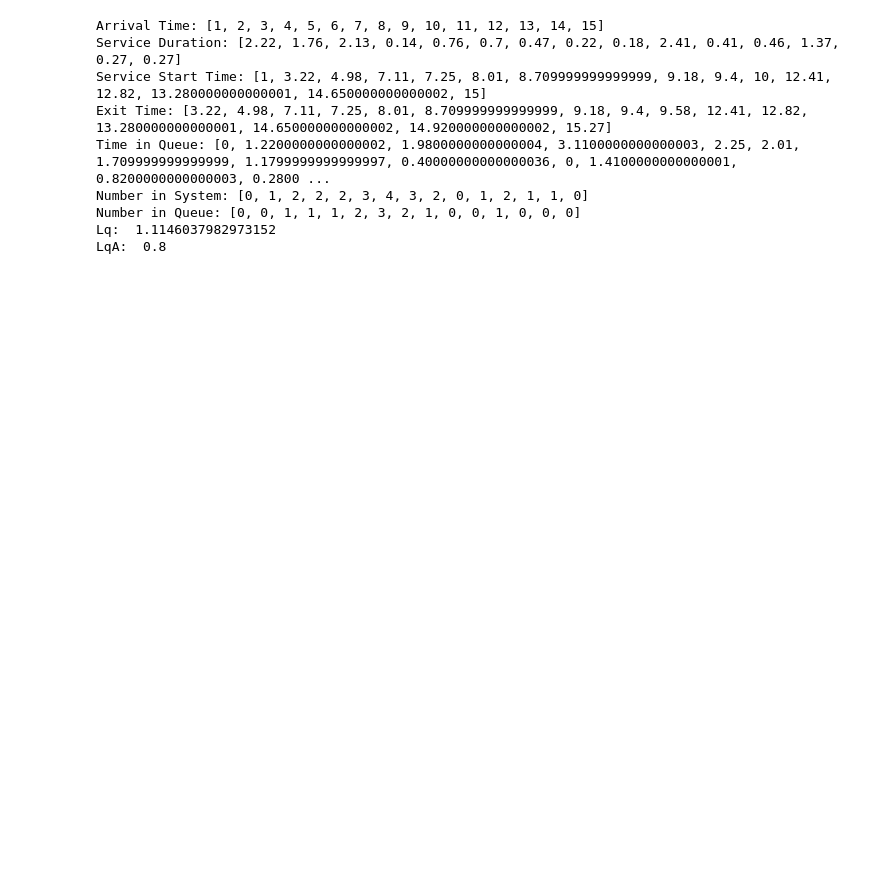
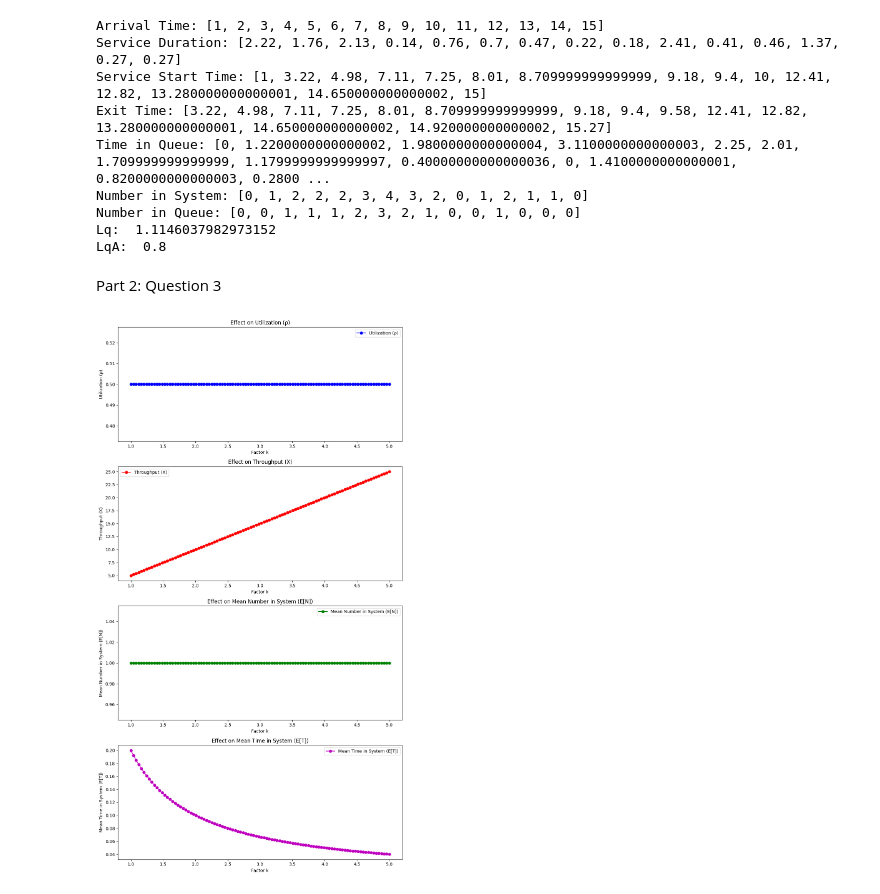
Before and after one commit to TaterTotMan64/CST-305, a Jupyter notebook: Project 7/Project 7 – Code Errors and the Butterfly Effect.ipynb, the cells around one changed output. Saved outputs shown, nothing was run; the diff lists cells and outputs as text; code cells hidden in the pictures; blank space fills up the shorter version.

```diff
--- a/Project 7/Project 7 – Code Errors and the Butterfly Effect.ipynb
+++ b/Project 7/Project 7 – Code Errors and the Butterfly Effect.ipynb
@@ -74,3 +79,62 @@ Number in System: [0, 1, 2, 2, 2, 3, 4, 3, 2, 0, 1, 2, 1, 1, 0]
 Number in Queue: [0, 0, 1, 1, 1, 2, 3, 2, 1, 0, 0, 1, 0, 0, 0]
 Lq:  1.1146037982973152
 LqA:  0.8
+# %% [markdown]
+Part 2: Question 3
+# %%
+import numpy as np
+import matplotlib.pyplot as plt
+
+# Define the initial lambda and mu
+lambda_initial = 5
+mu_initial = 10
+
+# Define the factor k
+k_values = np.linspace(1, 5, 100)
+
+# Compute the affected parameters for each k
+rho_initial = lambda_initial / mu_initial
+X_initial = lambda_initial
+E_N_initial = rho_initial / (1 - rho_initial)
+E_T_initial = 1 / (mu_initial - lambda_initial)
+
+rho_new = rho_initial  # Utilization remains the same
+X_new = k_values * X_initial  # Throughput increases by factor k
+E_N_new = E_N_initial  # Mean number in system remains the same
+E_T_new = E_T_initial / k_values  # Mean time in system decreases by factor k
+
+# Plotting the results
+fig, axs = plt.subplots(4, 1, figsize=(10, 18))
+
+# (a) Utilization
+axs[0].plot(k_values, [rho_initial]*len(k_values), 'bo-', label='Utilization (\u03C1)')
+axs[0].set_title('Effect on Utilization (\u03C1)')
+axs[0].set_xlabel('Factor k')
+axs[0].set_ylabel('Utilization (\u03C1)')
+axs[0].legend()
+
+# (b) Throughput
+axs[1].plot(k_values, X_new, 'ro-', label='Throughput (X)')
+axs[1].set_title('Effect on Throughput (X)')
+axs[1].set_xlabel('Factor k')
+axs[1].set_ylabel('Throughput (X)')
+axs[1].legend()
+
+# (c) Mean Number in the System
+axs[2].plot(k_values, [E_N_initial]*len(k_values), 'go-', label='Mean Number in System (E[N])')
+axs[2].set_title('Effect on Mean Number in System (E[N])')
+axs[2].set_xlabel('Factor k')
+axs[2].set_ylabel('Mean Number in System (E[N])')
+axs[2].legend()
+
+# (d) Mean Time in the System
+axs[3].plot(k_values, E_T_new, 'mo-', label='Mean Time in System (E[T])')
+axs[3].set_title('Effect on Mean Time in System (E[T])')
+axs[3].set_xlabel('Factor k')
+axs[3].set_ylabel('Mean Time in System (E[T])')
+axs[3].legend()
+
+plt.tight_layout()
+plt.show()
+# %% [output]
+[figure, added]
```
Also changed, not shown: parts of 3 cells of this notebook, 2 other files.
